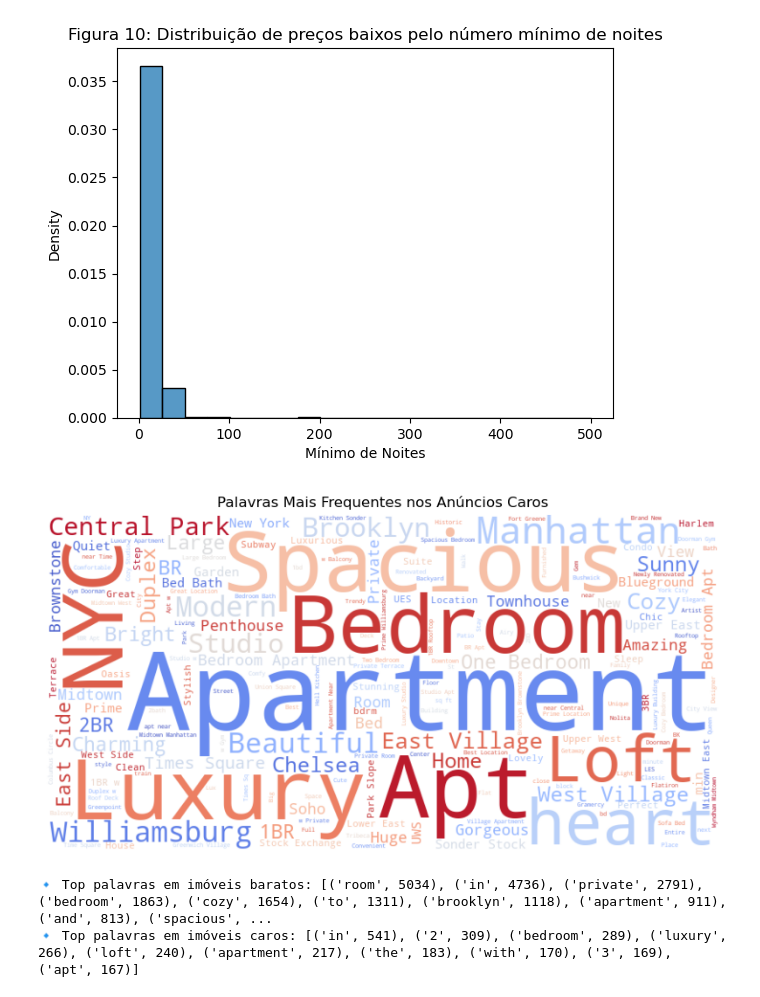
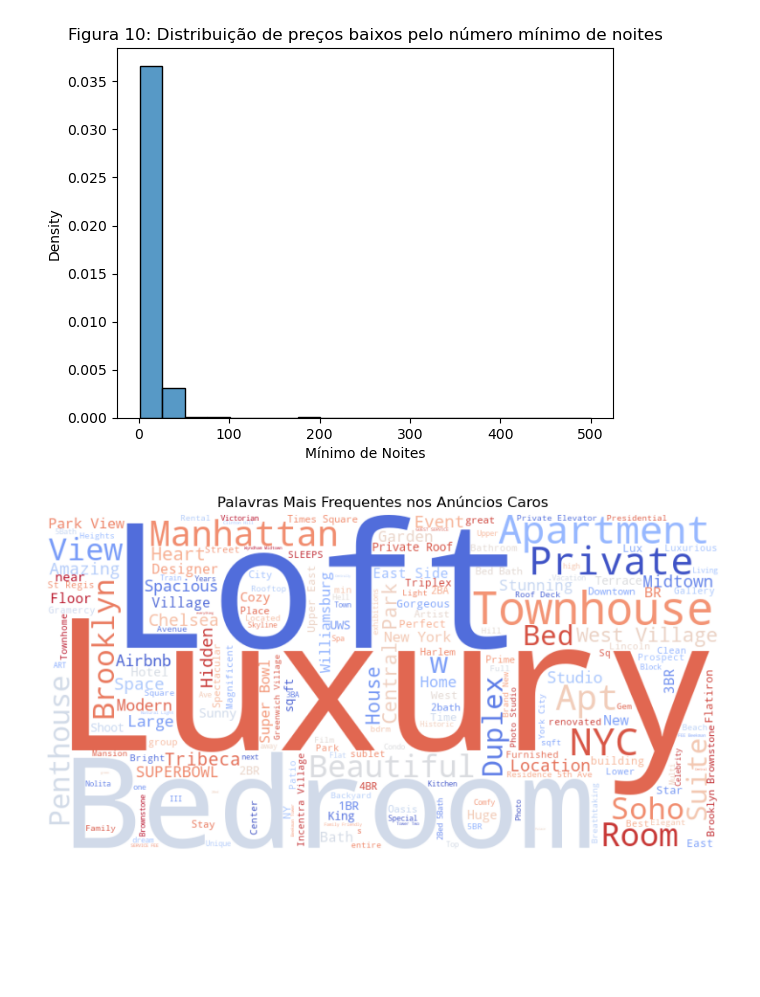
Before and after one commit to DaniloDC07/-Lighthouse-Desafio-Ci-ncia-de-Dados-2025, a Jupyter notebook: Desafio LIGHTHOUSE.ipynb, the cells around one changed output. Drawn from its saved outputs; the diff is of its cells as text; code cells hidden in the pictures; blank space fills up the shorter version.

```diff
--- a/Desafio LIGHTHOUSE.ipynb
+++ b/Desafio LIGHTHOUSE.ipynb
@@ -461,41 +461,21 @@ Text(0.5, 0, 'Mínimo de Noites')
 # %%
 from wordcloud import WordCloud
 import matplotlib.pyplot as plt
 
 # Filtra os anúncios mais caros (exemplo: acima do 75º percentil)
-high_price = df[df['price'] > df['price'].quantile(0.75)]
+high_price = df[df['price'] > df['price'].quantile(0.99)]
 
 # Junta os nomes dos anúncios
 text = " ".join(high_price['nome'].dropna())
 
 # Gera a nuvem de palavras
 wordcloud = WordCloud(width=800, height=400, background_color="white", colormap="coolwarm").generate(text)
 
 # Plota a nuvem
 plt.figure(figsize=(10, 5))
 plt.imshow(wordcloud, interpolation='bilinear')
 plt.axis("off")
 plt.title("Palavras Mais Frequentes nos Anúncios Caros")
 plt.show()
 # %% [output]
-[figure, old version]
+[figure, new version]
-# %%
-from collections import Counter
-
-# Filtra os extremos de preço
-low_price = df[df['price'] < df['price'].quantile(0.25)]
-high_price = df[df['price'] > df['price'].quantile(0.95)]
-
-# Conta as palavras mais frequentes
-low_words = " ".join(low_price['nome'].dropna()).lower().split()
-high_words = " ".join(high_price['nome'].dropna()).lower().split()
-
-low_counter = Counter(low_words)
-high_counter = Counter(high_words)
-
-# Mostra as 10 palavras mais comuns para cada faixa de preço
-print("🔹 Top palavras em imóveis baratos:", low_counter.most_common(10))
-print("🔹 Top palavras em imóveis caros:", high_counter.most_common(10))
-# %% [output]
-🔹 Top palavras em imóveis baratos: [('room', 5034), ('in', 4736), ('private', 2791), ('bedroom', 1863), ('cozy', 1654), ('to', 1311), ('brooklyn', 1118), ('apartment', 911), ('and', 813), ('spacious', ...
-🔹 Top palavras em imóveis caros: [('in', 541), ('2', 309), ('bedroom', 289), ('luxury', 266), ('loft', 240), ('apartment', 217), ('the', 183), ('with', 170), ('3', 169), ('apt', 167)]
```
Also changed, not shown: parts of 3 cells of this notebook.
